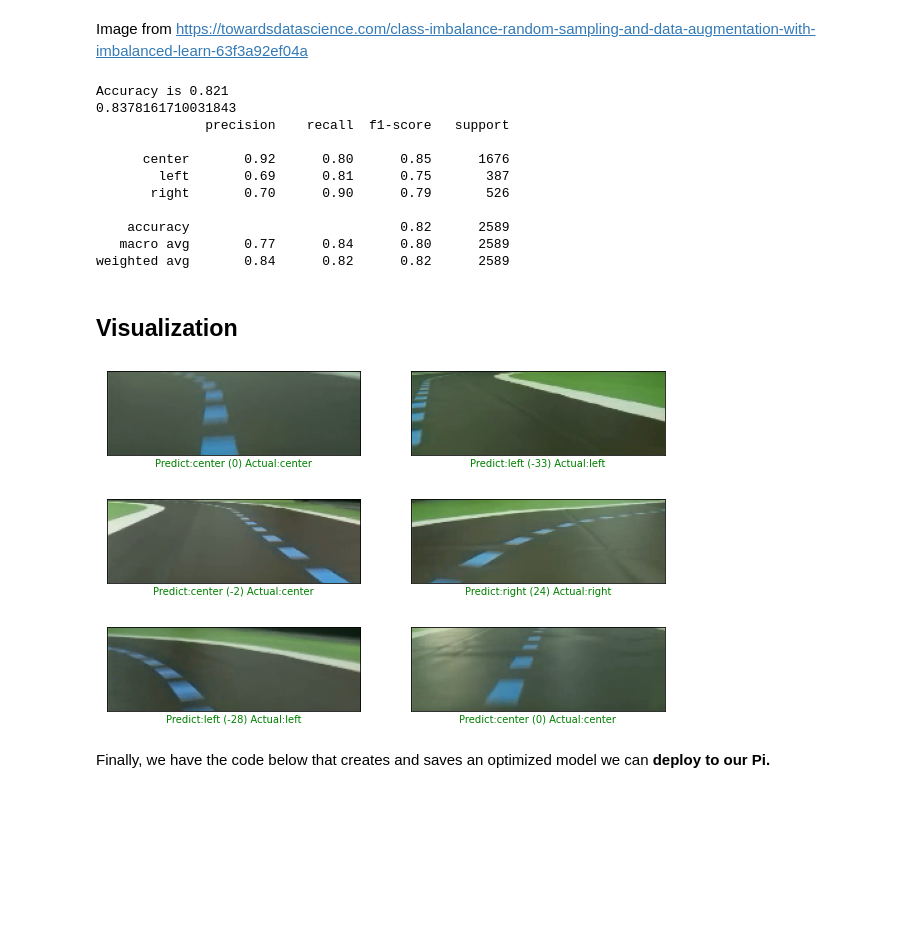
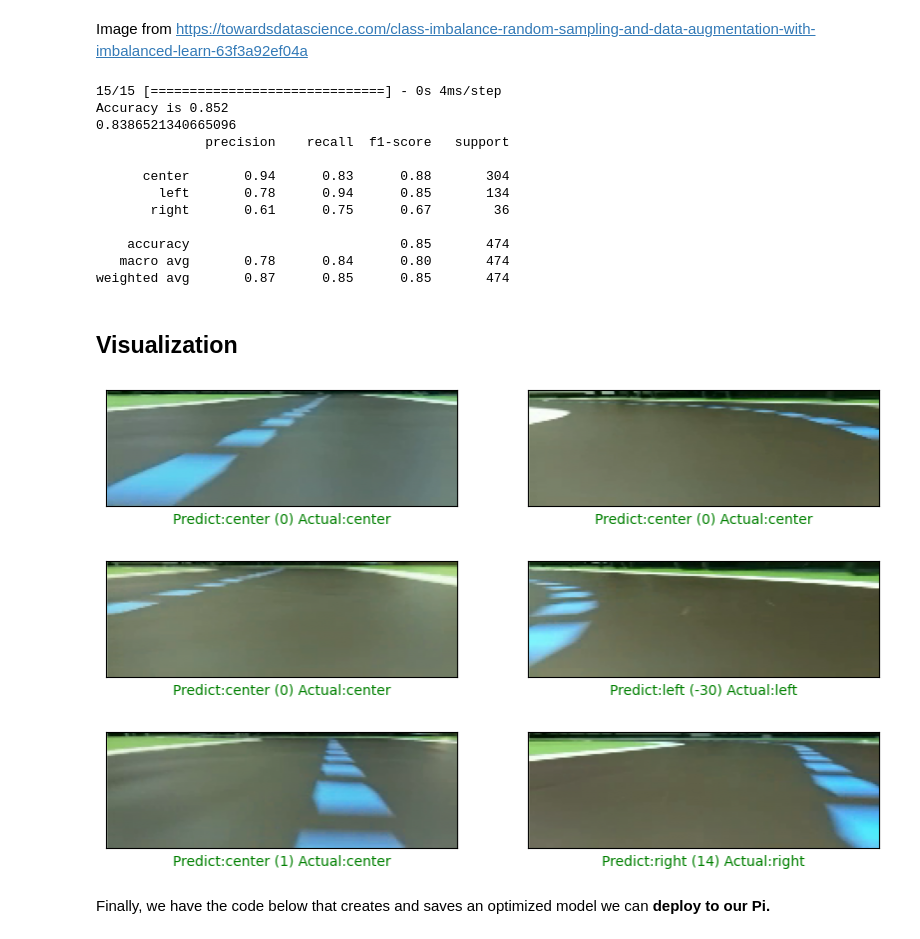
Before and after one commit to ahmedius2/DeepPicar-LEAPES, a Jupyter notebook: RunAll.ipynb, the cells around one changed output. Drawn from its saved outputs; the diff is of its cells as text; code cells hidden in the pictures; blank space fills up the shorter version.

```diff
--- a/RunAll.ipynb
+++ b/RunAll.ipynb
@@ -179,8 +171,8 @@ for vid_file_path in glob.iglob(f'{dataset_dir}/*.avi'):
     vid = cv2.VideoCapture(vid_file_path)
     ret,img = vid.read()
     while(ret):
-        #img =  img[img.shape[0]//2:]
-        # Convert to grayscale and read channel dimension
+        img =  img[img.shape[0]//6:]
+        # Convert to grayscale and readd channel dimension
         if img_channels == 1:
             img = cv2.cvtColor(img, cv2.COLOR_BGR2GRAY)
             img = cv2.resize(img, (img_width, img_height))
@@ -346,7 +334,4 @@ dict_keys(['loss', 'val_loss'])
 # %%
-# EXERCISE 2
-# Modify the get_action method so it returns the right value
-
 # Helper functions for evaluating model accuracy
 def rad2deg(rad):
   return 180.0 * rad / math.pi
@@ -354,11 +339,11 @@ def get_action(angle_rad):
   degree = rad2deg(angle_rad)
   lim = 10 # We found this value to be best experimentally
   if degree < lim and degree > -lim:
-    return # "center", "right", or "left"
+    return "center"
   elif degree >= lim:
-    return # "center", "right", or "left"
+    return "right"
   elif degree <-lim:
-    return # "center", "right", or "left"
+    return "left"
 # %% [markdown]
 ## Accuracy measures
 
@@ -377,17 +362,18 @@ print('Accuracy is %.3f' % np.mean(pred == ground))
 print(balanced_accuracy_score(ground, pred))
 print(classification_report(ground, pred))
 # %% [output]
-Accuracy is 0.821
-0.8378161710031843
+15/15 [==============================] - 0s 4ms/step
+Accuracy is 0.852
+0.8386521340665096
               precision    recall  f1-score   support
 
-      center       0.92      0.80      0.85      1676
-        left       0.69      0.81      0.75       387
-       right       0.70      0.90      0.79       526
+      center       0.94      0.83      0.88       304
+        left       0.78      0.94      0.85       134
+       right       0.61      0.75      0.67        36
 
-    accuracy                           0.82      2589
-   macro avg       0.77      0.84      0.80      2589
-weighted avg       0.84      0.82      0.82      2589
+    accuracy                           0.85       474
+   macro avg       0.78      0.84      0.80       474
+weighted avg       0.87      0.85      0.85       474
 # %% [markdown]
 ## Visualization
 # %%
@@ -405,18 +391,18 @@ def plot_image(i, prediction_array, groundtrue_array, img_array):
   plt.xlabel("Predict:{} ({}) Actual:{}".format(predicted_label,angle,groundtrue_label), color=color)
 # %%
 #@title Visualize the outputs { run: "auto" }
-index = 0 #@param {type:"slider", min:0, max:244, step:6}
+index = 90 #@param {type:"slider", min:0, max:244, step:6}
 for i in range(3):
   plt.figure(figsize=(10,3))
   plt.subplot(1,2,1)
   plot_image(index + 2*i, pred, ground, x_test)
   plt.subplot(1,2,2)
   plot_image(index + 2*i+1, pred, ground, x_test)
   plt.show()
 # %% [output]
-[figure, old version]
+[figure, new version]
-[figure, old version]
+[figure, new version]
-[figure, old version]
+[figure, new version]
 # %% [markdown]
 Finally, we have the code below that creates and saves an optimized model we can **deploy to our Pi.**
 # %%
```
Also changed, not shown: parts of 7 cells of this notebook, 1 other file.
